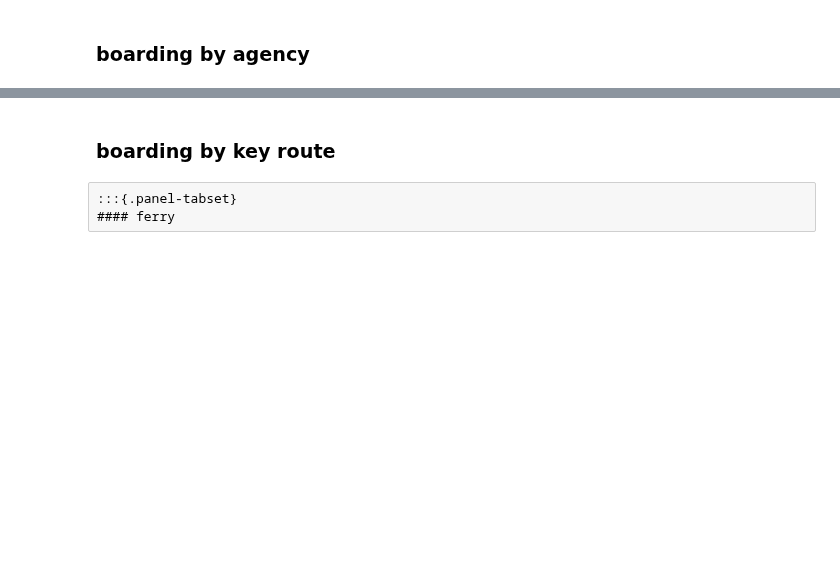
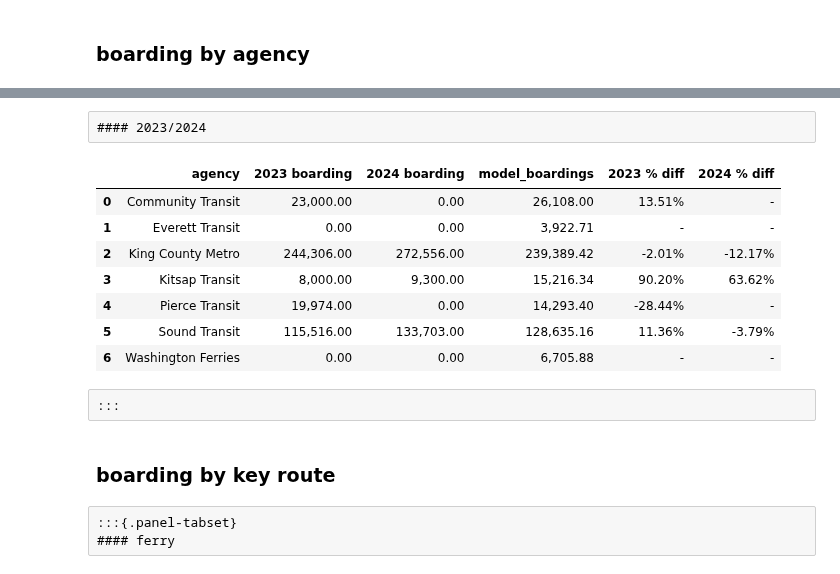
Before and after one commit to psrc/soundcast, a Jupyter notebook: scripts/summarize/validation_network/validation_scripts/transit_validation.ipynb, the cells around one changed output, grey strips where cells are left out. Drawn from its saved outputs; the diff is of its cells as text; code cells hidden in the pictures; blank space fills up the shorter version.

Commit message:
add 2024 transit observed counts

```diff
--- a/scripts/summarize/validation_network/validation_scripts/transit_validation.ipynb
+++ b/scripts/summarize/validation_network/validation_scripts/transit_validation.ipynb
@@ -7,7 +7,7 @@ date: today
 import os
 import pandas as pd
 import numpy as np
-from sqlalchemy import create_engine
+from sqlalchemy import create_engine,text
 from scipy import stats
 import plotly.express as px
 import toml
@@ -25,7 +25,7 @@ input_config = toml.load(os.path.join(os.getcwd(), '..\\..\\..\\..\\configuratio
 valid_config = toml.load(os.path.join(os.getcwd(), '..\\..\\..\\..\\configuration', 'validation_configuration.toml'))
 
 # create connection
-conn = create_engine('sqlite:///inputs/db/'+input_config['db_name'])
+conn = create_engine('sqlite:///../../../../inputs/db/'+input_config['db_name'])
 
 # summary data location
 csv_path = os.path.join(valid_config['model_dir'], 'outputs/validation')
@@ -92,10 +127,33 @@ table_df
+# %% [raw]
+#### 2023/2024
 # %%
-# fig = px.bar(plot_df.sort_values('source'), x="agency", y="count",
-#              color="source", barmode="group",
-#              title="transit boardings by agency")
-# fig.update_layout(height=400, width=700, font=dict(size=11),
-#                   yaxis_tickformat = '.2f')
-# fig.show()
+df = pd.read_csv(os.path.join(csv_path, 'daily_boardings_by_agency.csv'), usecols=['agency', 'model_boardings']).sort_values('model_boardings', ascending=False)
+df_obs = pd.read_sql(text("SELECT * FROM observed_transit_agency_boardings"), con=conn.connect())
+
+df_obs_agency = df_obs.copy()
+df_obs_agency['boardings'] = df_obs_agency['boardings'].astype(float)
+df_obs_agency = df_obs_agency.groupby(['agency','year'])['boardings'].sum().unstack().reset_index()
+df_obs_agency = df_obs_agency.rename(columns={2023:'2023 boarding', 2024:'2024 boarding'})
+df_agency = df_obs_agency.merge(df, on='agency')
+
+df_agency['2023 % diff'] = (df_agency['model_boardings']-df_agency['2023 boarding'])/df_agency['2023 boarding']
+df_agency['2024 % diff'] = (df_agency['model_boardings']-df_agency['2024 boarding'])/df_agency['2024 boarding']
+df_agency[['2023 % diff']] = df_agency[['2023 % diff']].applymap(format_percent)
+df_agency[['2024 % diff']] = df_agency[['2024 % diff']].applymap(format_percent)
+df_agency = df_agency.replace('inf%', '-')
+
+df_agency
+# %% [output]
+|  | agency | 2023 boarding | 2024 boarding | model_boardings | 2023 % diff | 2024 % diff |
+| 0 | Community Transit | 23,000.00 | 0.00 | 26,108.00 | 13.51% | - |
+| 1 | Everett Transit | 0.00 | 0.00 | 3,922.71 | - | - |
+| 2 | King County Metro | 244,306.00 | 272,556.00 | 239,389.42 | -2.01% | -12.17% |
+| 3 | Kitsap Transit | 8,000.00 | 9,300.00 | 15,216.34 | 90.20% | 63.62% |
+| 4 | Pierce Transit | 19,974.00 | 0.00 | 14,293.40 | -28.44% | - |
+| 5 | Sound Transit | 115,516.00 | 133,703.00 | 128,635.16 | 11.36% | -3.79% |
+| 6 | Washington Ferries | 0.00 | 0.00 | 6,705.88 | - | - |
+# %% [raw]
+:::
 # %% [markdown]
 ### boarding by key route
 # %% [raw]
```
Also changed, not shown: parts of 20 cells of this notebook, 1 other file.
